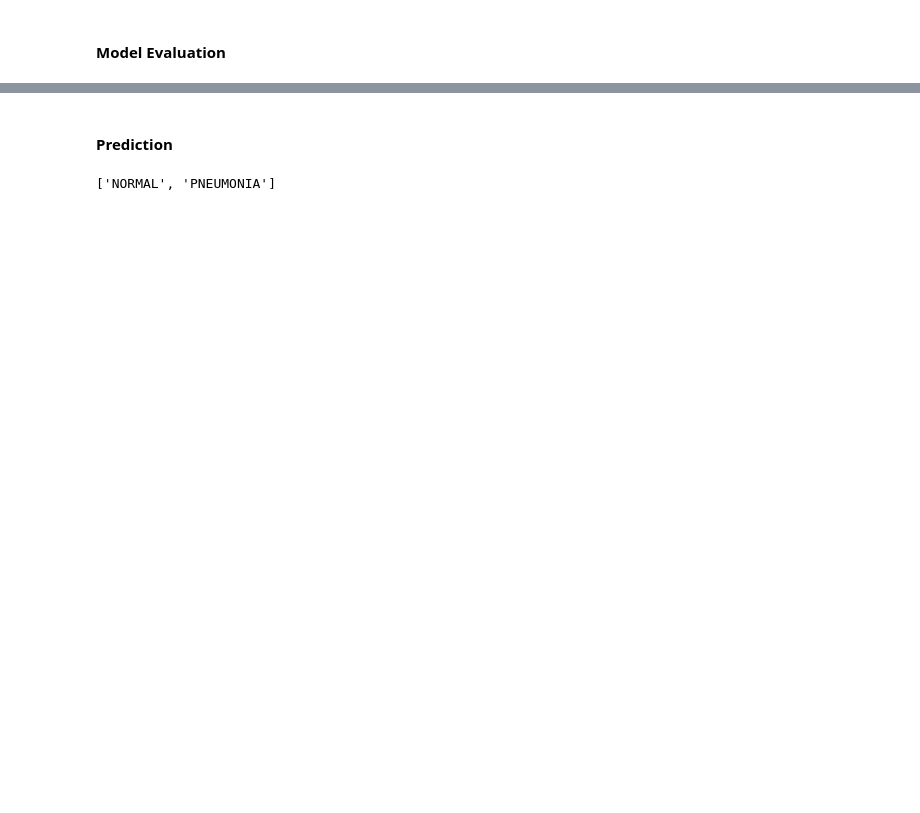
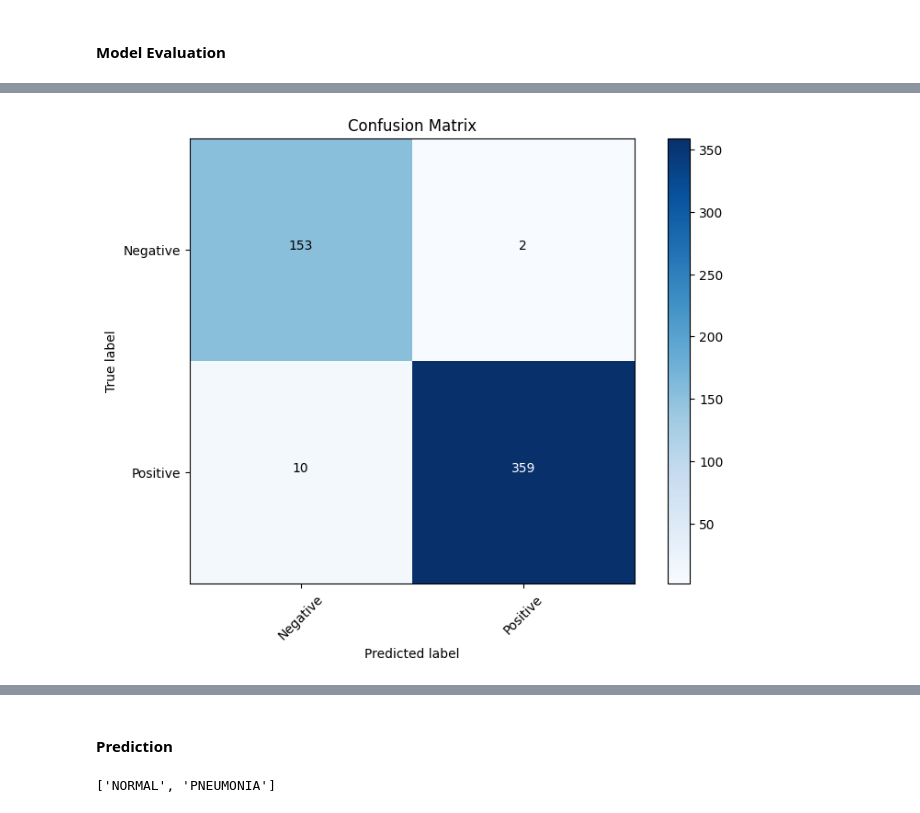
Before and after one commit to z4hid/x-ray-vision, a Jupyter notebook: notebook/X-Ray-recognition.ipynb, the cells around one changed output, grey strips where cells are left out. Drawn from its saved outputs; the diff is of its cells as text; code cells hidden in the pictures; blank space fills up the shorter version.

```diff
--- a/notebook/X-Ray-recognition.ipynb
+++ b/notebook/X-Ray-recognition.ipynb
@@ -234,7 +323,10 @@ def train(model, criterion, optimizer, train_dataloader, val_dataloader, device)
 # %%
 %%time
-epochs = 5
-for i in range(epochs):
-    print(f"Epoch {i+1} of {epochs}")
-    train(model, criterion, optimizer, traindataloader, validationdataloader, device)
+epochs = 10
+for epoch in range(epochs):
+    print(f"Epoch {epoch+1}/{epochs}")
+    train_loss, train_acc, val_loss, val_acc, val_precision, val_recall, val_f1 = train(
+        model, criterion, optimizer, traindataloader, validationdataloader, device
+    )
+    print("-" * 40)
 # %% [output]
@@ -281,25 +413,3 @@ ResNet(
 )
 # %% [markdown]
 #### Model Evaluation
-# %%
-def evaluate(model, criterion, optimizer, test_dataloader):
-    total_test_loss = 0
-
-    model.eval()
-    with tqdm(test_dataloader, unit="batch", leave=False) as pbar:
-        pbar.set_description(f"Testing")
-        for images, idxs in pbar:
-            # Move data to the specified device
-            images = images.to(device, non_blocking=True)
-            idxs = idxs.to(device, non_blocking=True)
-
-            # Forward pass
-            output = model(images)
-
-            # Compute loss
-            loss = criterion(output, idxs)
-            total_test_loss += loss.item()
-
-    test_acc = 1 - total_test_loss / len(test_dataloader)
-    test_loss = total_test_loss / len(test_dataloader)
-    print(f"Test Accuracy: {test_acc:.4f}, Test Loss: {test_loss:.4f}")
@@ -306,2 +516,2 @@ def evaluate(model, criterion, optimizer, test_dataloader):
 # %%
-evaluate(model, criterion, optimizer, testdataloader)
+metrics = evaluate(model, criterion, testdataloader, device)
@@ -309,0 +518,4 @@ Test Accuracy: 0.9514, Test Loss: 0.0486
+# %%
+plot_confusion_matrix(metrics["confusion_matrix"], ['Negative', 'Positive'])
+# %% [output]
+[figure, added]
```
Also changed, not shown: parts of 11 cells of this notebook.
